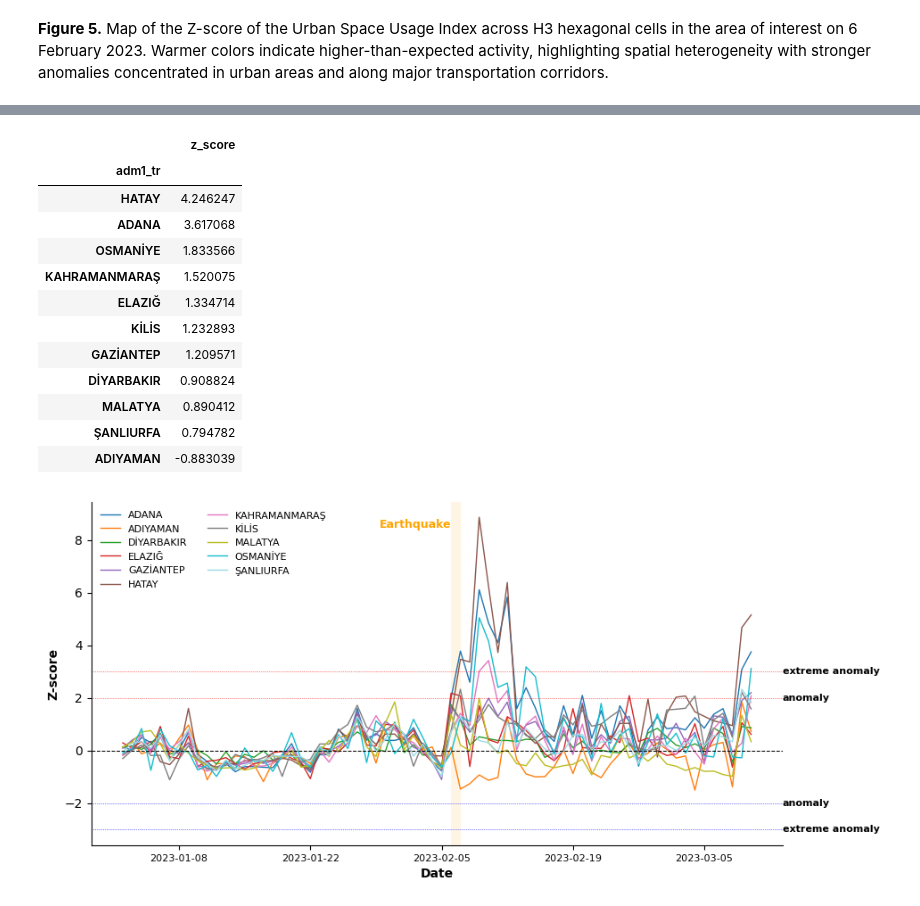
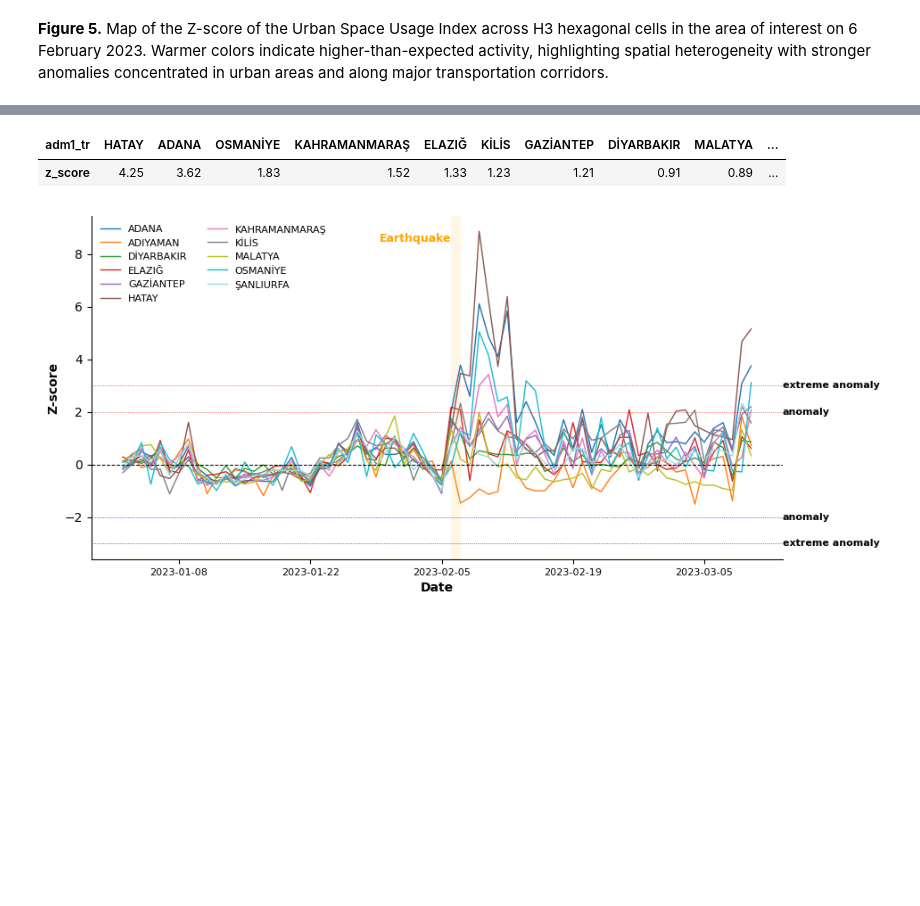
Before and after one commit to worldbank/eca-resilience, a Jupyter notebook: notebooks/Earthquake_report_v1.ipynb, the cells around one changed output, grey strips where cells are left out. Saved outputs shown, nothing was run; the diff lists cells and outputs as text; code cells hidden in the pictures; blank space fills up the shorter version.

Commit message:
Fixed Table's digits rouding

```diff
--- a/notebooks/Earthquake_report_v1.ipynb
+++ b/notebooks/Earthquake_report_v1.ipynb
@@ -962,25 +938,14 @@ gdf_h3 = gdf_h3.merge(best[["h3_index", "adm1_tr"]], on="h3_index", how="left")
 # %%
 z_score_event = z_scores.loc[:, "2023-02-06":"2023-02-09"]
 z_score_event = z_score_event.mean(axis=1).to_frame("z_score")
 
 df_z_region = z_score_event.reset_index().merge(gdf_h3, left_on="hex_id", right_on="h3_index", how="left")
 df_z_region = df_z_region[["adm1_tr", "z_score"]]
 
-df_z_region.groupby("adm1_tr").mean().sort_values("z_score", ascending=False)
+df_z_region.groupby("adm1_tr").mean().sort_values("z_score", ascending=False).round(2).T
 # %% [output]
-|  | z_score |
-| adm1_tr |  |
-| HATAY | 4.246247 |
-| ADANA | 3.617068 |
-| OSMANİYE | 1.833566 |
-| KAHRAMANMARAŞ | 1.520075 |
-| ELAZIĞ | 1.334714 |
-| KİLİS | 1.232893 |
-| GAZİANTEP | 1.209571 |
-| DİYARBAKIR | 0.908824 |
-| MALATYA | 0.890412 |
-| ŞANLIURFA | 0.794782 |
-| ADIYAMAN | -0.883039 |
+| adm1_tr | HATAY | ADANA | OSMANİYE | KAHRAMANMARAŞ | ELAZIĞ | KİLİS | GAZİANTEP | DİYARBAKIR | MALATYA | ... |
+| z_score | 4.25 | 3.62 | 1.83 | 1.52 | 1.33 | 1.23 | 1.21 | 0.91 | 0.89 | ... |
 # %%
 fig, ax = plt.subplots(nrows=1, ncols=1, figsize=(10, 5))
 
```
Also changed, not shown: parts of 46 cells of this notebook.
